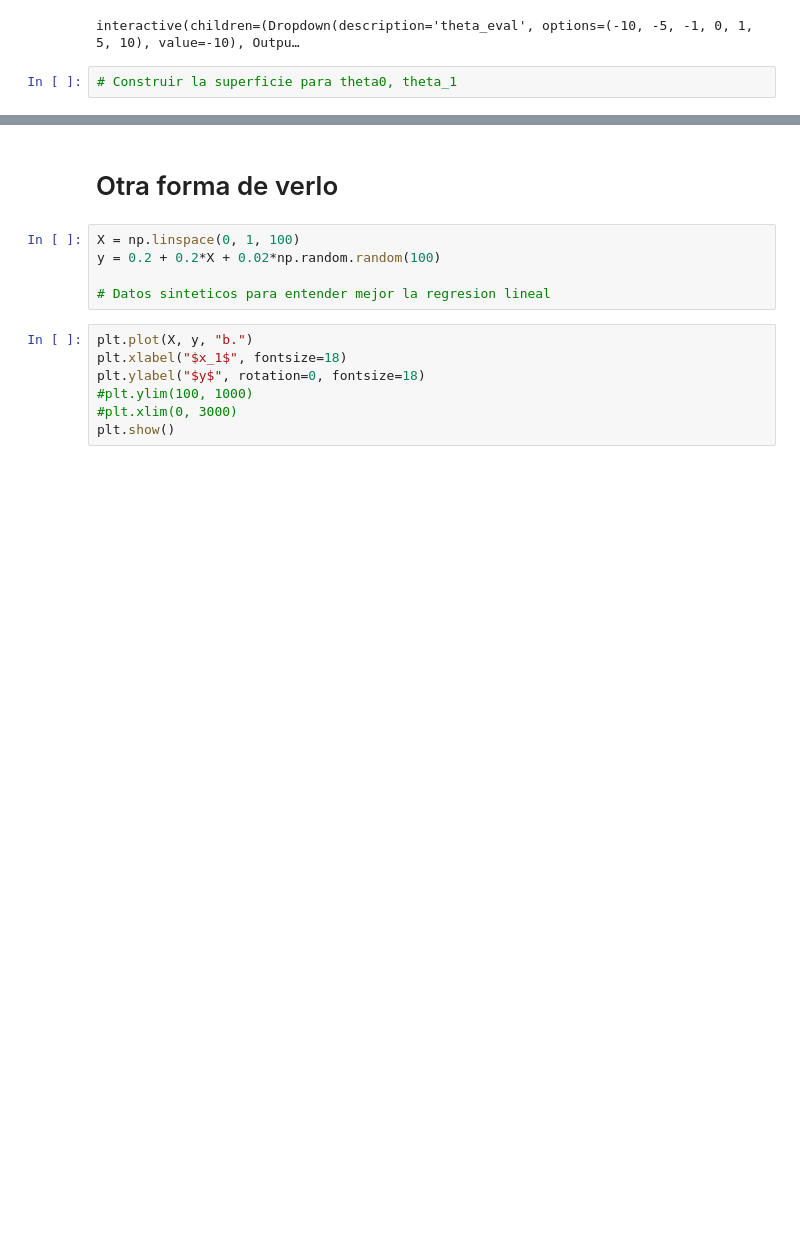
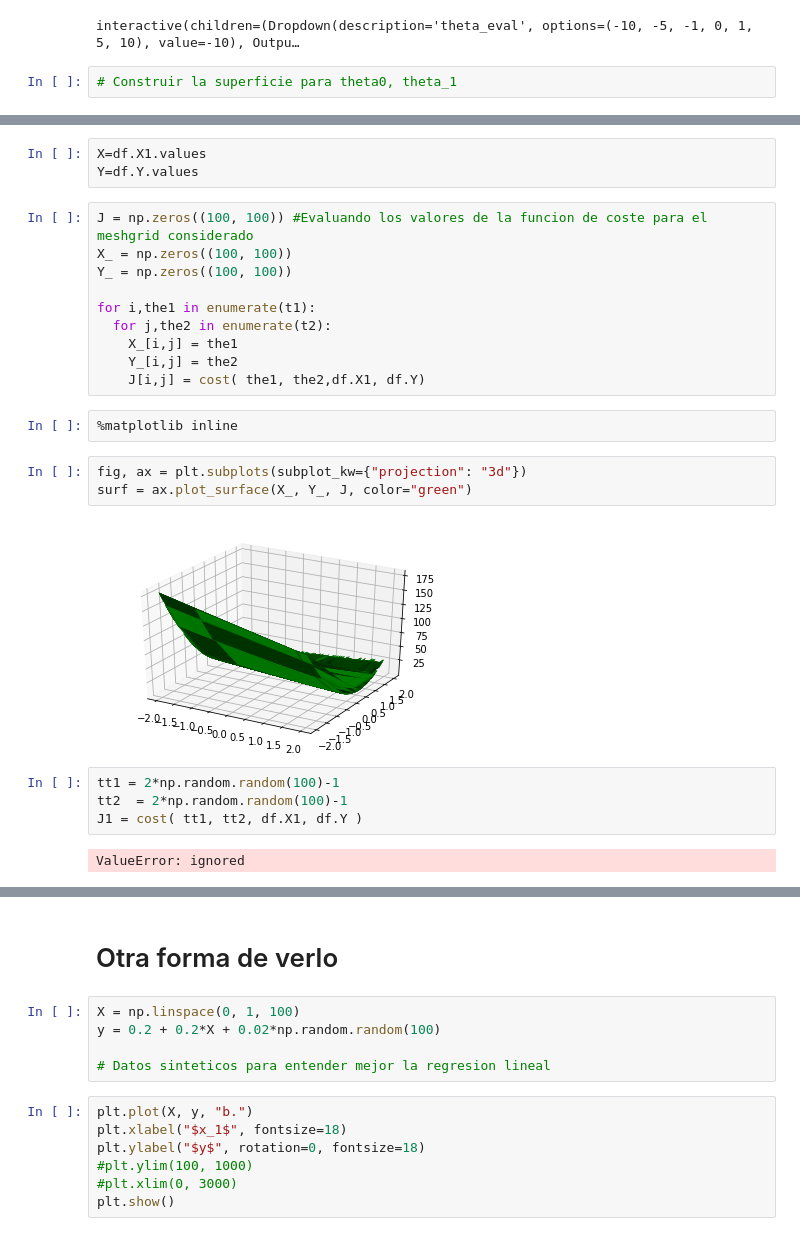
Before and after one commit to hernansalinas/Curso_aprendizaje_estadistico, a Jupyter notebook: Sesiones/Sesion_04_regresion_lineal.ipynb, the cells around one changed output, grey strips where cells are left out. Drawn from its saved outputs; the diff is of its cells as text; blank space fills up the shorter version.

```diff
--- a/Sesiones/Sesion_04_regresion_lineal.ipynb
+++ b/Sesiones/Sesion_04_regresion_lineal.ipynb
@@ -227,0 +225,26 @@ plt.show()
+# %%
+X=df.X1.values
+Y=df.Y.values
+# %%
+J = np.zeros((100, 100)) #Evaluando los valores de la funcion de coste para el meshgrid considerado
+X_ = np.zeros((100, 100))
+Y_ = np.zeros((100, 100))
+
+for i,the1 in enumerate(t1):
+  for j,the2 in enumerate(t2):
+    X_[i,j] = the1
+    Y_[i,j] = the2
+    J[i,j] = cost( the1, the2,df.X1, df.Y)
+# %%
+%matplotlib inline
+# %%
+fig, ax = plt.subplots(subplot_kw={"projection": "3d"})
+surf = ax.plot_surface(X_, Y_, J, color="green")
+# %% [output]
+[figure, added]
+# %%
+tt1 = 2*np.random.random(100)-1
+tt2  = 2*np.random.random(100)-1
+J1 = cost( tt1, tt2, df.X1, df.Y )
+# %% [output]
+ValueError: ignored
```
Also changed, not shown: parts of 13 cells of this notebook.
